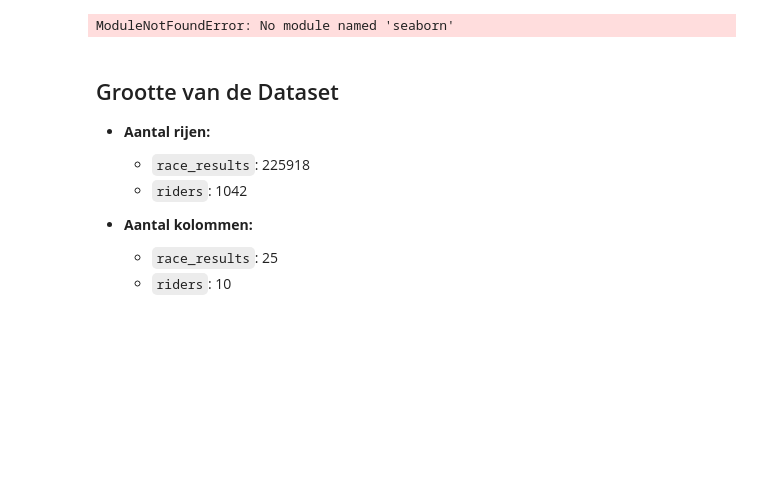
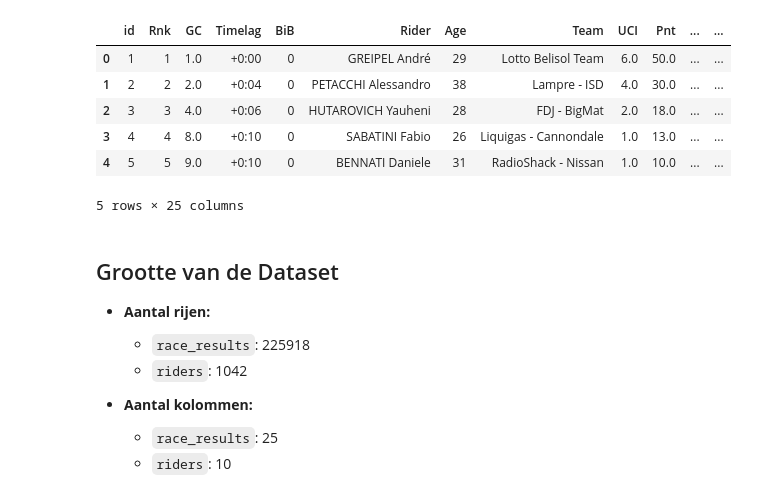
Before and after one commit to Vigo28/PI_7_DS_Minor, a Jupyter notebook: pi7.ipynb, the cells around one changed output. Drawn from its saved outputs; the diff is of its cells as text; code cells hidden in the pictures; blank space fills up the shorter version.

```diff
--- a/pi7.ipynb
+++ b/pi7.ipynb
@@ -36,18 +26,25 @@ De relatie tussen beide tabellen loopt via **rider_id**, welke fungeert als prim
 # %%
 import sqlite3
 import os
 import pandas as pd
 import seaborn as sns
 import matplotlib.pyplot as plt
 
 # Pad naar database
 db_path = os.path.join("data", "cycling_db.db")
 conn = sqlite3.connect(db_path)
 
 # Lees tabellen in als DataFrame
 df_rider = pd.read_sql_query("SELECT * FROM riders;", conn)
 df_race_results = pd.read_sql_query("SELECT * FROM race_results;", conn)
 
 conn.close()
+df_rider.head()
 # %% [output]
+|  | id | Rnk | GC | Timelag | BiB | Rider | Age | Team | UCI | Pnt | ... | ... |
+| 0 | 1 | 1 | 1.0 | +0:00 | 0 | GREIPEL André | 29 | Lotto Belisol Team | 6.0 | 50.0 | ... | ... |
+| 1 | 2 | 2 | 2.0 | +0:04 | 0 | PETACCHI Alessandro | 38 | Lampre - ISD | 4.0 | 30.0 | ... | ... |
+| 2 | 3 | 3 | 4.0 | +0:06 | 0 | HUTAROVICH Yauheni | 28 | FDJ - BigMat | 2.0 | 18.0 | ... | ... |
+| 3 | 4 | 4 | 8.0 | +0:10 | 0 | SABATINI Fabio | 26 | Liquigas - Cannondale | 1.0 | 13.0 | ... | ... |
+| 4 | 5 | 5 | 9.0 | +0:10 | 0 | BENNATI Daniele | 31 | RadioShack - Nissan | 1.0 | 10.0 | ... | ... |
-ModuleNotFoundError: No module named 'seaborn'
+5 rows × 25 columns
```
Also changed, not shown: parts of 4 cells of this notebook.
